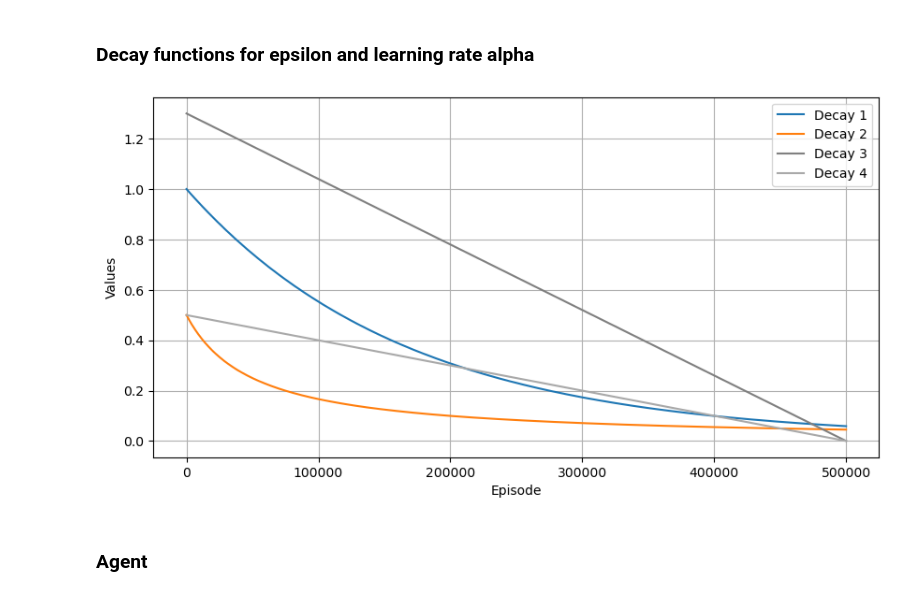
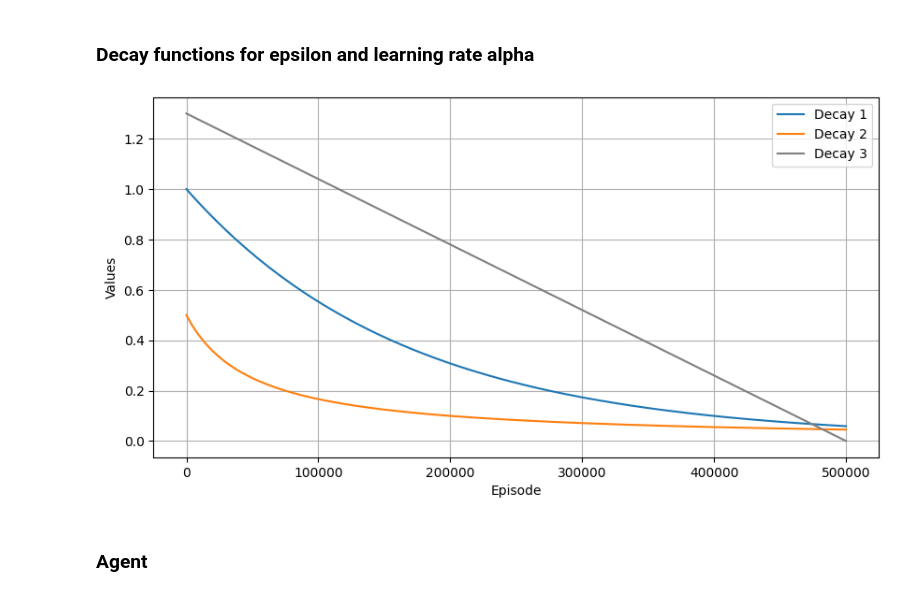
Before and after one commit to cktangae/rl-course, a Jupyter notebook: discrete_asset_allocation.ipynb, the cells around one changed output. Drawn from its saved outputs; the diff is of its cells as text; code cells hidden in the pictures.

```diff
--- a/discrete_asset_allocation.ipynb
+++ b/discrete_asset_allocation.ipynb
@@ -274,37 +359,37 @@ def decay_func1(start, end, decay_rate):
 def decay_func2(start, decay_rate):
     return lambda episode: start / (1 + decay_rate * episode)
 
 def decay_func3(min, num_episodes, factor, decay_exponent):
     return lambda episode: np.maximum(np.ones(num_episodes) * min, factor * (1 - (episode / num_episodes)) ** decay_exponent)
 
 def prepopulate(func, count):
     episodes = np.arange(count)
     values_per_episode = func(episodes)
     return lambda episode: values_per_episode[episode]
 
 total = 500000
 decay1 = prepopulate(decay_func1(start=1.0, end=0.01, decay_rate=3 / total), total)
 decay2 = prepopulate(decay_func2(start=0.5, decay_rate=10 / total), total)
 decay3 = prepopulate(decay_func3(min=0.001, num_episodes=total, factor=1.3, decay_exponent=1), total)
-decay4 = prepopulate(decay_func3(min=0.001, num_episodes=total, factor=0.5, decay_exponent=1), total)
+# decay4 = prepopulate(decay_func3(min=0.001, num_episodes=total, factor=0.5, decay_exponent=1), total)
 eps = np.arange(total)
 values1 = [decay1(e) for e in eps]
 values2 = [decay2(e) for e in eps]
 values3 = [decay3(e) for e in eps]
-values4 = [decay4(e) for e in eps]
+# values4 = [decay4(e) for e in eps]
 
 plt.figure(figsize=(10, 5))
 plt.plot(eps, values1, label='Decay 1')
 plt.plot(eps, values2, label='Decay 2')
 plt.plot(eps, values3, label='Decay 3', color="gray")
-plt.plot(eps, values4, label='Decay 4', color="darkgray")
+# plt.plot(eps, values4, label='Decay 4', color="darkgray")
 plt.xlabel('Episode')
 plt.ylabel('Values')
 plt.grid(True)
 plt.legend()
 plt.show()
 # %% [output]
-[figure, old version]
+[figure, new version]
 # %% [markdown]
 ### Agent
 # %%
```
Also changed, not shown: parts of 6 cells of this notebook.
